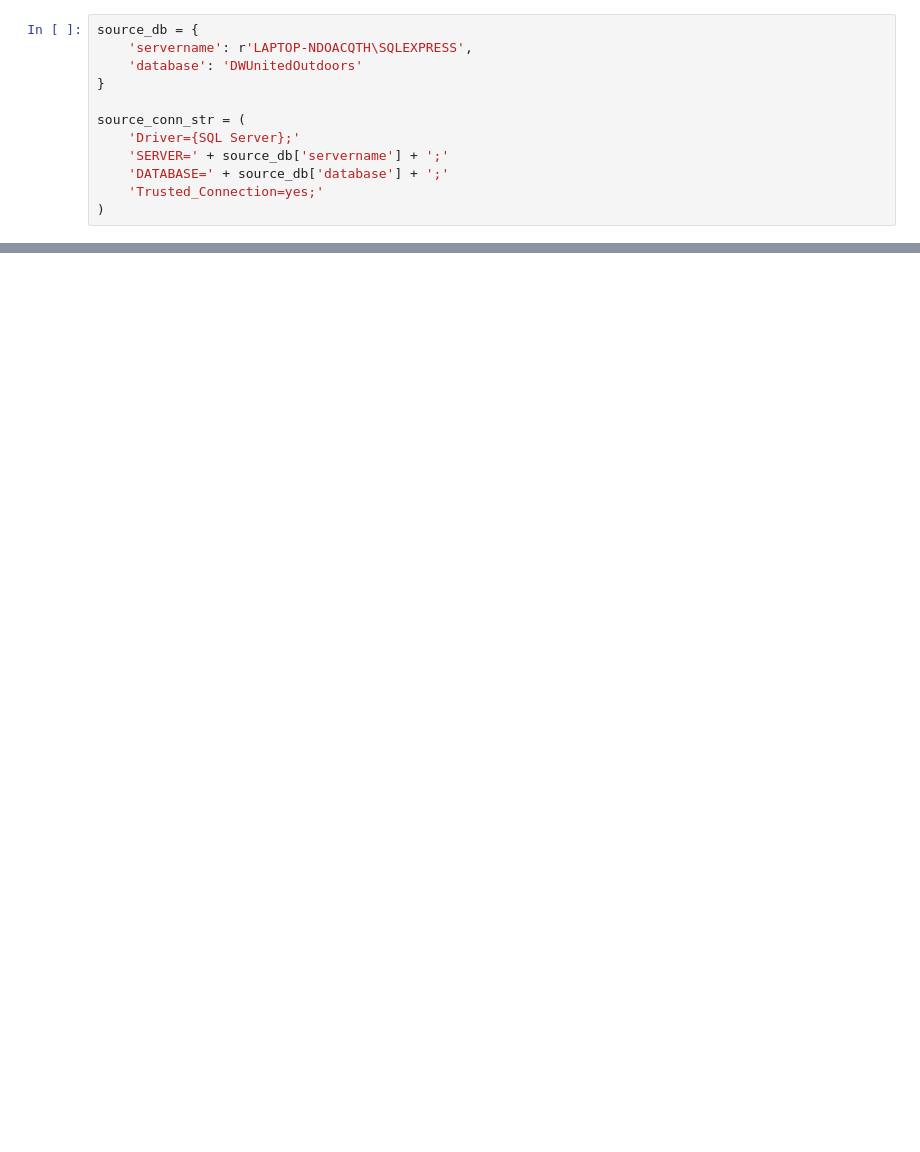
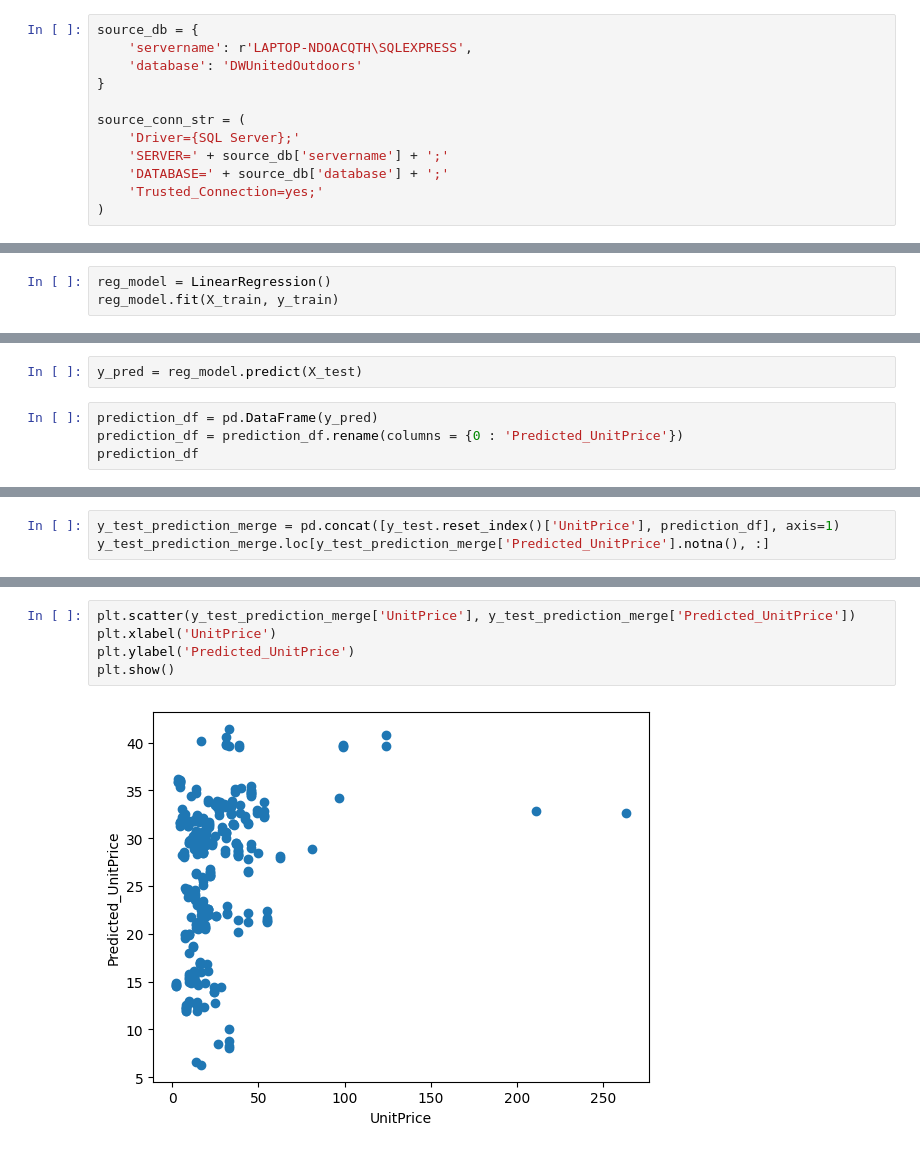
Before and after one commit to markieboy223/UnitedOutdoors, a Jupyter notebook: RegressieModel.ipynb, the cells around one changed output, grey strips where cells are left out. Drawn from its saved outputs; the diff is of its cells as text; blank space fills up the shorter version.

```diff
--- a/RegressieModel.ipynb
+++ b/RegressieModel.ipynb
@@ -44,0 +170,3 @@ sales_df
+# %%
+reg_model = LinearRegression()
+reg_model.fit(X_train, y_train)
@@ -44,0 +175,6 @@ sales_df
+# %%
+y_pred = reg_model.predict(X_test)
+# %%
+prediction_df = pd.DataFrame(y_pred)
+prediction_df = prediction_df.rename(columns = {0 : 'Predicted_UnitPrice'})
+prediction_df
@@ -44,0 +195,3 @@ sales_df
+# %%
+y_test_prediction_merge = pd.concat([y_test.reset_index()['UnitPrice'], prediction_df], axis=1)
+y_test_prediction_merge.loc[y_test_prediction_merge['Predicted_UnitPrice'].notna(), :]
@@ -44,0 +212,7 @@ sales_df
+# %%
+plt.scatter(y_test_prediction_merge['UnitPrice'], y_test_prediction_merge['Predicted_UnitPrice'])
+plt.xlabel('UnitPrice')
+plt.ylabel('Predicted_UnitPrice')
+plt.show()
+# %% [output]
+[figure, added]
```
Also changed, not shown: parts of 19 cells of this notebook.
